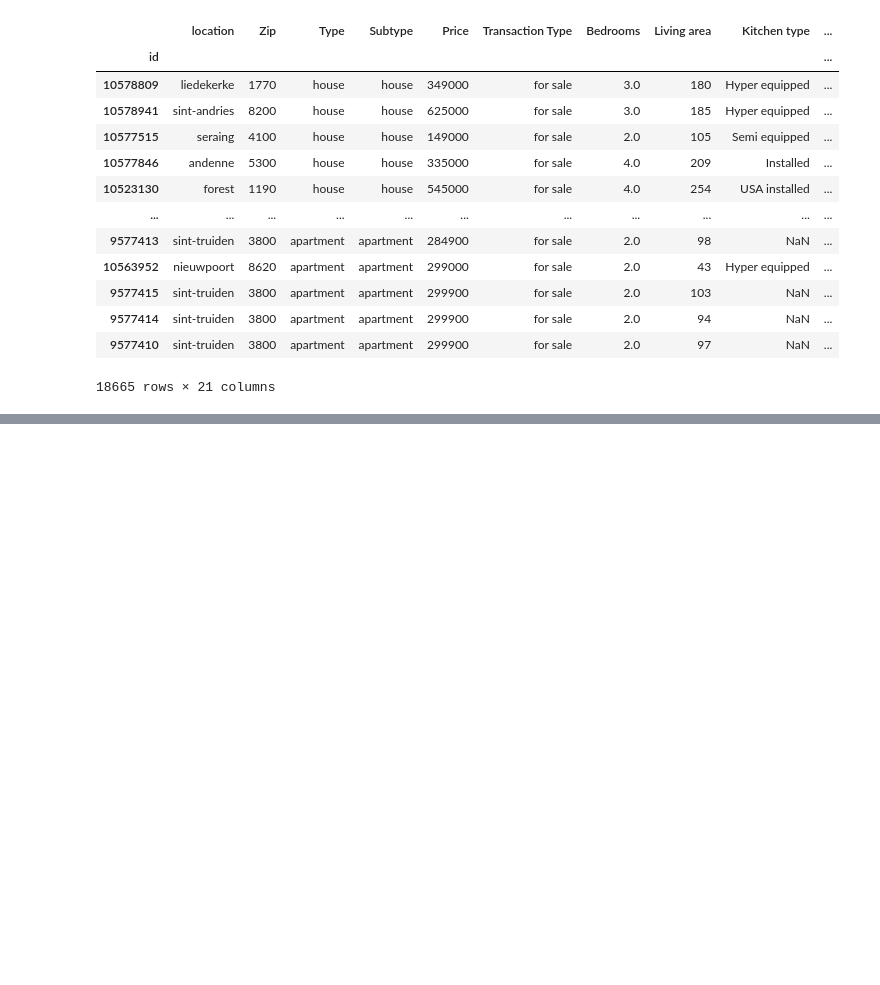
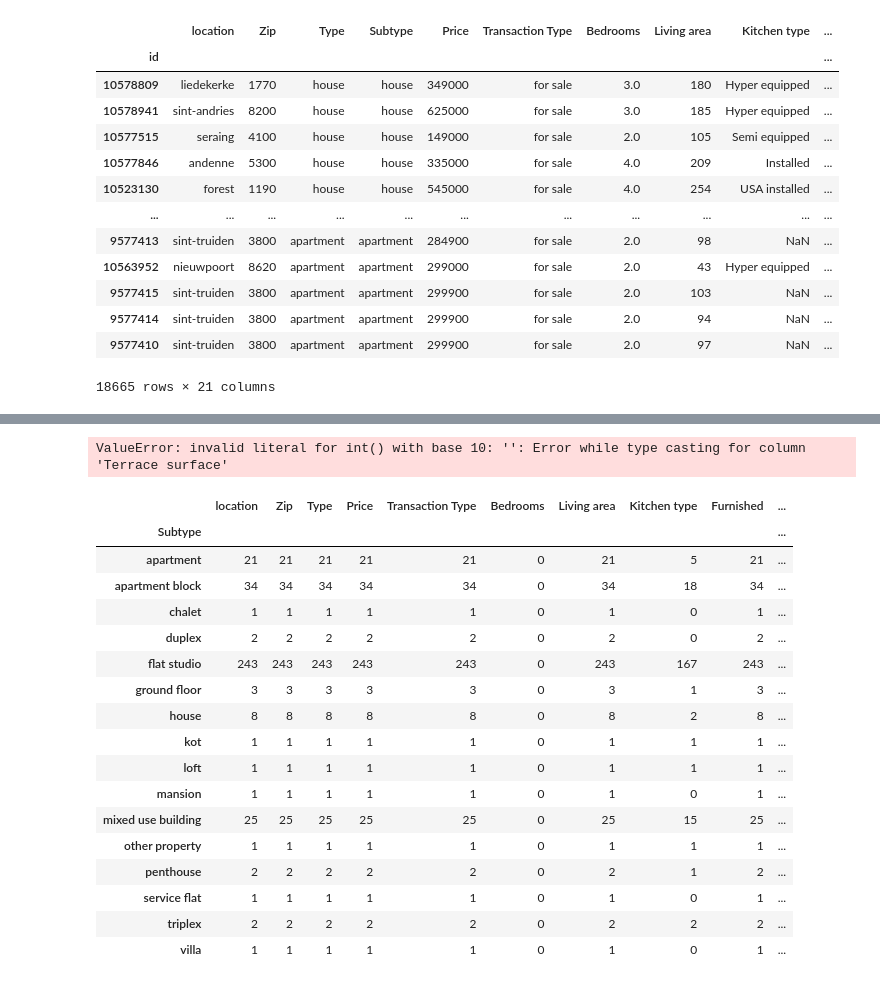
Before and after one commit to melikkekaya/challenge-data-analysis, a Jupyter notebook: melike.ipynb, the cells around one changed output, grey strips where cells are left out. Cells and saved outputs as stored; diff of their text form; code cells hidden in the pictures; blank space fills up the shorter version.

```diff
--- a/melike.ipynb
+++ b/melike.ipynb
@@ -83,0 +106,31 @@ df
+# %%
+df = df.astype({"Price":"int",
+                # "Bedrooms":"int",
+                # "Living area":"int",
+                "Terrace surface":"int",
+                "Garden surface":"int","Surface of the plot":"int",
+                "Number of frontages":"int","Primary energy consumption":"int",
+                "CO₂ emission":"int"})
+# %% [output]
+ValueError: invalid literal for int() with base 10: '': Error while type casting for column 'Terrace surface'
+# %%
+df[df["Bedrooms"].isna()==True].groupby(["Subtype"]).agg("count")
+# %% [output]
+|  | location | Zip | Type | Price | Transaction Type | Bedrooms | Living area | Kitchen type | Furnished | ... |
+| Subtype |  |  |  |  |  |  |  |  |  | ... |
+| apartment | 21 | 21 | 21 | 21 | 21 | 0 | 21 | 5 | 21 | ... |
+| apartment block | 34 | 34 | 34 | 34 | 34 | 0 | 34 | 18 | 34 | ... |
+| chalet | 1 | 1 | 1 | 1 | 1 | 0 | 1 | 0 | 1 | ... |
+| duplex | 2 | 2 | 2 | 2 | 2 | 0 | 2 | 0 | 2 | ... |
+| flat studio | 243 | 243 | 243 | 243 | 243 | 0 | 243 | 167 | 243 | ... |
+| ground floor | 3 | 3 | 3 | 3 | 3 | 0 | 3 | 1 | 3 | ... |
+| house | 8 | 8 | 8 | 8 | 8 | 0 | 8 | 2 | 8 | ... |
+| kot | 1 | 1 | 1 | 1 | 1 | 0 | 1 | 1 | 1 | ... |
+| loft | 1 | 1 | 1 | 1 | 1 | 0 | 1 | 1 | 1 | ... |
+| mansion | 1 | 1 | 1 | 1 | 1 | 0 | 1 | 0 | 1 | ... |
+| mixed use building | 25 | 25 | 25 | 25 | 25 | 0 | 25 | 15 | 25 | ... |
+| other property | 1 | 1 | 1 | 1 | 1 | 0 | 1 | 1 | 1 | ... |
+| penthouse | 2 | 2 | 2 | 2 | 2 | 0 | 2 | 1 | 2 | ... |
+| service flat | 1 | 1 | 1 | 1 | 1 | 0 | 1 | 0 | 1 | ... |
+| triplex | 2 | 2 | 2 | 2 | 2 | 0 | 2 | 2 | 2 | ... |
+| villa | 1 | 1 | 1 | 1 | 1 | 0 | 1 | 0 | 1 | ... |
```
Also changed, not shown: parts of 4 cells of this notebook, 1 other file.
